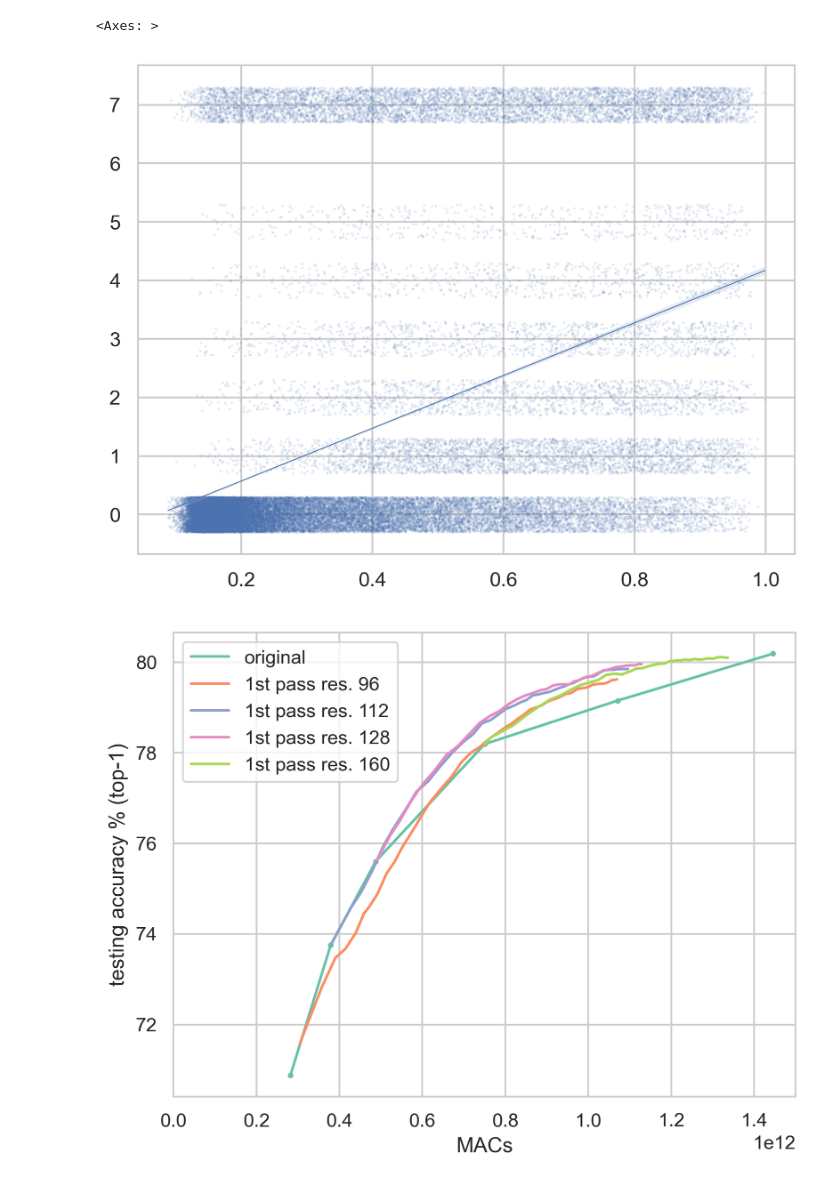
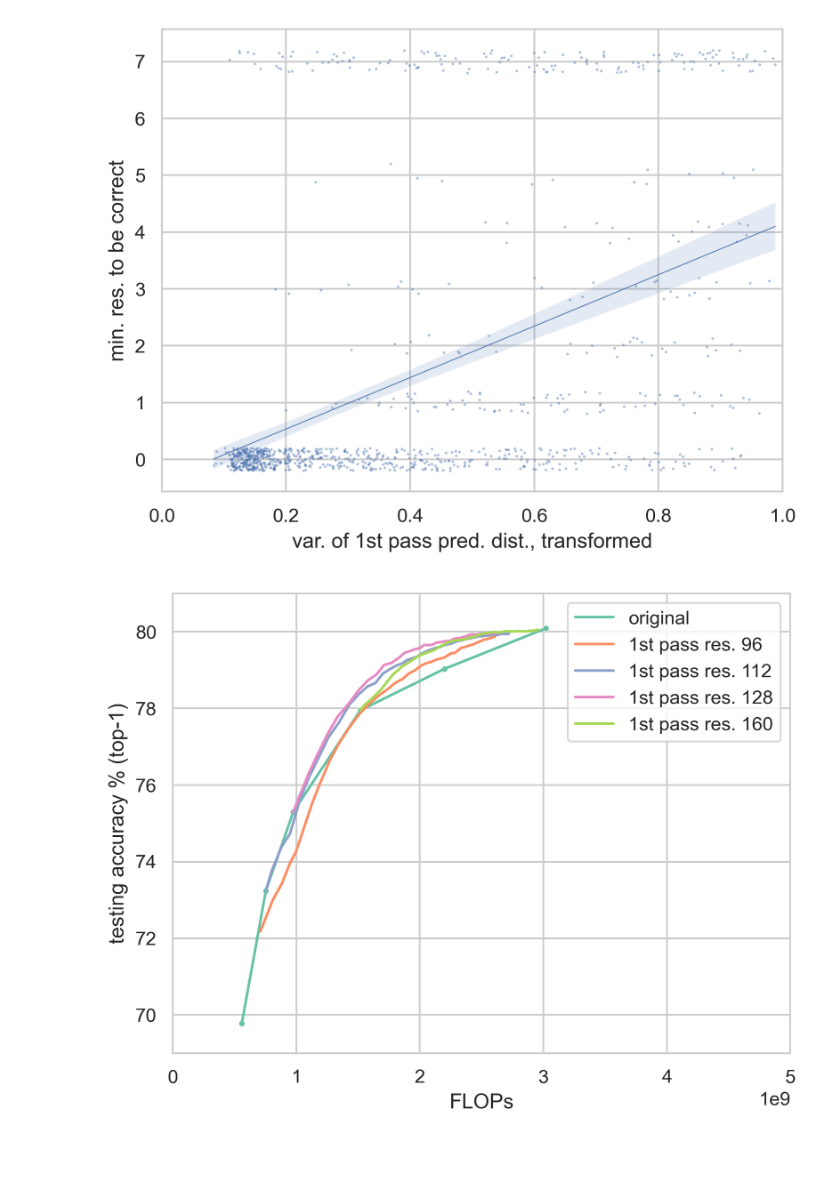
Before and after one commit to JER-ry/SuperViT, a Jupyter notebook: experiment/1.ipynb, the cells around one changed output. Cells and saved outputs as stored; diff of their text form; code cells hidden in the pictures; blank space fills up the shorter version.

```diff
--- a/experiment/1.ipynb
+++ b/experiment/1.ipynb
@@ -66,14 +37,0 @@ hit1_minres = [hit1_minres[i] if i in hit1_minres else 7 for i in range(images_c
-# %%
-confidence_96 = F.softmax(outputs[0], dim=1).var(dim=1).numpy()
-confidence_96 = 0.3 ** (confidence_96 / confidence_96.mean())
-
-sns.regplot(
-    x=confidence_96,
-    y=hit1_minres,
-    y_jitter=0.3,
-    scatter_kws={"s": 0.1, "alpha": 0.2},
-    line_kws={"lw": 0.5},
-)
-# %% [output]
-<Axes: >
-[figure, removed]
@@ -82,18 +37,0 @@ from sklearn import linear_model
-# %%
-acc_cost = []
-for i in range(4):
-    confidence = F.softmax(outputs[i], dim=1).var(dim=1).numpy()
-    confidence = 0.3 ** (confidence / confidence.mean())
-    X = np.concatenate([confidence.reshape(-1, 1)], axis=1)
-
-    reg = linear_model.LinearRegression()
-    reg.fit(X[:1000, :], hit1_minres[:1000])
-
-    acc_cost_new_list = []
-    for j in np.arange(0.2, 5, 0.1):
-        which = np.clip(reg.predict(X), 0, 5) * j
-        which = np.clip(np.round(which), i, 5).astype(int)
-        acc_cost_new_list.append(evaluate_choice(which, first_pass=i))
-    acc_cost_new = pd.DataFrame(acc_cost_new_list)
-    acc_cost_new["label"] = f"1st pass res. {img_size_list[i]}"
-    acc_cost.append(acc_cost_new)
@@ -100,12 +122,42 @@ for i in range(4):
 # %%
-acc_cost_all = pd.concat([acc_cost_ori] + acc_cost)
+for rate in [0.7, 1.0]:
+    confidence_96_train, hit1_minres_train, acc_cost_all, acc_cost_ori = get_dfs(
+        f"dump_{rate}.pkl", costs[rate]
+    )
 
-fig, ax = plt.subplots()
-sns.lineplot(hue="label", data=acc_cost_all, x=1, y=0, ax=ax, palette="Set2")
-sns.scatterplot(acc_cost_ori, x=1, y=0, s=12, ax=ax, color=sns.color_palette("Set2")[0])
-plt.xlabel("MACs")
-plt.ylabel("testing accuracy % (top-1)")
-plt.xlim(0, 1.5e12)
-plt.savefig("test_acc1.svg")
+    fig, ax = plt.subplots()
+    sns.regplot(
+        x=confidence_96_train,
+        y=hit1_minres_train,
+        y_jitter=0.2,
+        scatter_kws={"s": 0.2, "alpha": 0.5},
+        line_kws={"lw": 0.5},
+        ax=ax,
+    )
+    plt.xlabel("var. of 1st pass pred. dist., transformed")
+    plt.ylabel("min. res. to be correct")
+    plt.xlim(0, 1)
+    plt.savefig(f"reg_plot_{rate}.svg")
+    plt.savefig(f"reg_plot_{rate}.png")
+
+    fig, ax = plt.subplots()
+    sns.lineplot(
+        hue="label",
+        data=acc_cost_all,
+        x=1,
+        y=0,
+        ax=ax,
+        palette="Set2",
+    )
+    sns.scatterplot(
+        acc_cost_ori, x=1, y=0, s=12, ax=ax, color=sns.color_palette("Set2")[0]
+    )
+    plt.xlabel("FLOPs")
+    plt.ylabel("testing accuracy % (top-1)")
+    plt.xlim(0, 5e9)
+    plt.ylim(69, 81)
+    plt.savefig(f"test_acc_{rate}.svg")
+    plt.savefig(f"test_acc_{rate}.png")
 # %% [output]
-[figure, old version]
+[figure, new version]
+[figure, added]
```
Also changed, not shown: parts of 11 cells of this notebook, 12 other files.
